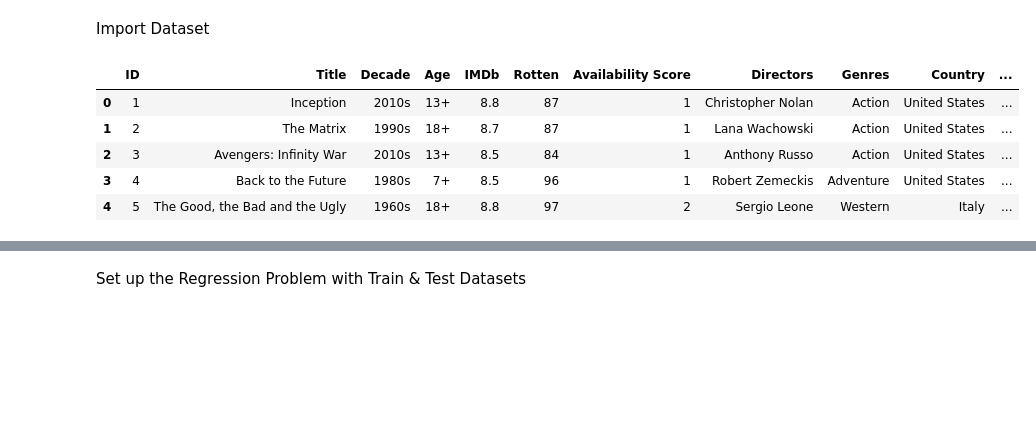
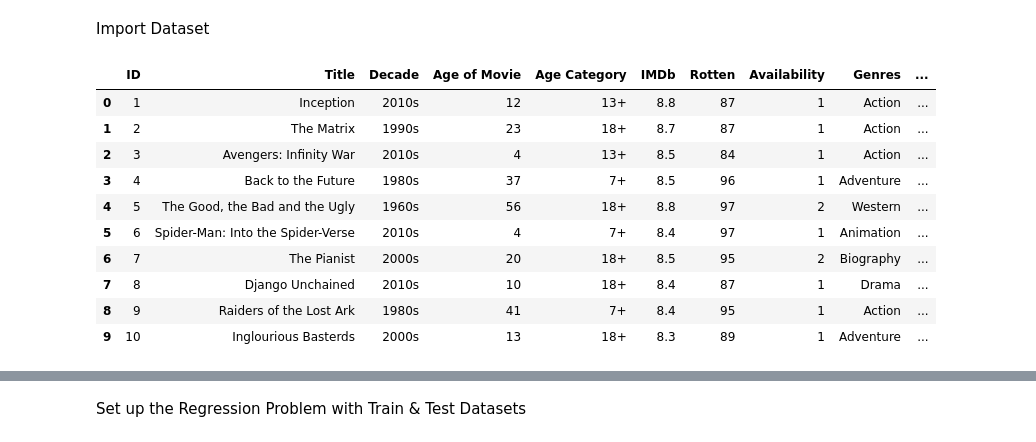
Before and after one commit to rlim066/SC1015-Data-Science-AI-Working-Set-, a Jupyter notebook: Numeric Regression Prediction.ipynb, the cells around one changed output, grey strips where cells are left out. Saved outputs shown, nothing was run; the diff lists cells and outputs as text; code cells hidden in the pictures; blank space fills up the shorter version.

```diff
--- a/Numeric Regression Prediction.ipynb
+++ b/Numeric Regression Prediction.ipynb
@@ -8,12 +12,17 @@ sb.set() # set the default Seaborn style for graphics
 # %% [markdown]
 Import Dataset
 # %%
-Moviedata = pd.read_csv('Final-CLEAN-Dataset.csv')
-Moviedata.head()
+moviedata = pd.read_csv('Final-CLEAN-Dataset.csv')
+moviedata.head(n = 10)
 # %% [output]
-|  | ID | Title | Decade | Age | IMDb | Rotten | Availability Score | Directors | Genres | Country | ... |
-| 0 | 1 | Inception | 2010s | 13+ | 8.8 | 87 | 1 | Christopher Nolan | Action | United States | ... |
-| 1 | 2 | The Matrix | 1990s | 18+ | 8.7 | 87 | 1 | Lana Wachowski | Action | United States | ... |
-| 2 | 3 | Avengers: Infinity War | 2010s | 13+ | 8.5 | 84 | 1 | Anthony Russo | Action | United States | ... |
-| 3 | 4 | Back to the Future | 1980s | 7+ | 8.5 | 96 | 1 | Robert Zemeckis | Adventure | United States | ... |
-| 4 | 5 | The Good, the Bad and the Ugly | 1960s | 18+ | 8.8 | 97 | 2 | Sergio Leone | Western | Italy | ... |
+|  | ID | Title | Decade | Age of Movie | Age Category | IMDb | Rotten | Availability | Genres | ... |
+| 0 | 1 | Inception | 2010s | 12 | 13+ | 8.8 | 87 | 1 | Action | ... |
+| 1 | 2 | The Matrix | 1990s | 23 | 18+ | 8.7 | 87 | 1 | Action | ... |
+| 2 | 3 | Avengers: Infinity War | 2010s | 4 | 13+ | 8.5 | 84 | 1 | Action | ... |
+| 3 | 4 | Back to the Future | 1980s | 37 | 7+ | 8.5 | 96 | 1 | Adventure | ... |
+| 4 | 5 | The Good, the Bad and the Ugly | 1960s | 56 | 18+ | 8.8 | 97 | 2 | Western | ... |
+| 5 | 6 | Spider-Man: Into the Spider-Verse | 2010s | 4 | 7+ | 8.4 | 97 | 1 | Animation | ... |
+| 6 | 7 | The Pianist | 2000s | 20 | 18+ | 8.5 | 95 | 2 | Biography | ... |
+| 7 | 8 | Django Unchained | 2010s | 10 | 18+ | 8.4 | 87 | 1 | Drama | ... |
+| 8 | 9 | Raiders of the Lost Ark | 1980s | 41 | 7+ | 8.4 | 95 | 1 | Action | ... |
+| 9 | 10 | Inglourious Basterds | 2000s | 13 | 18+ | 8.3 | 89 | 1 | Adventure | ... |
```
Also changed, not shown: parts of 19 cells of this notebook, 1 other file.
